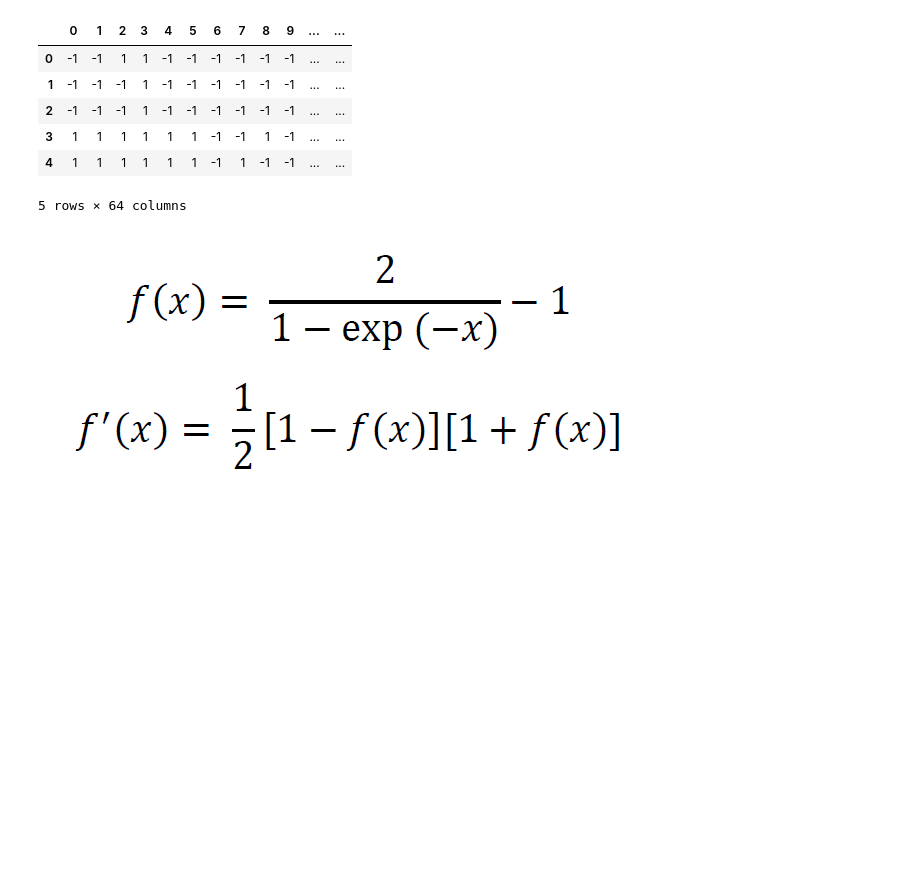
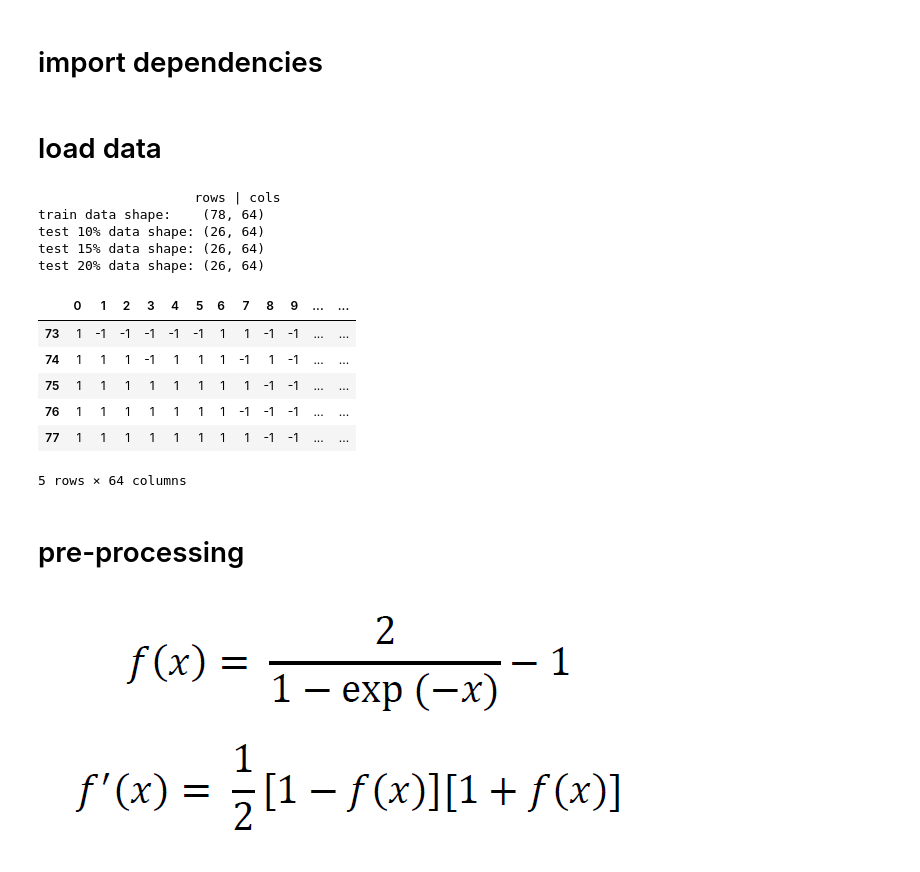
Before and after one commit to amirhu37/mlp-from-scratch, a Jupyter notebook: Multi-layer-perceptron.ipynb, the cells around one changed output. Cells and saved outputs as stored; diff of their text form; code cells hidden in the pictures; blank space fills up the shorter version.

```diff
--- a/Multi-layer-perceptron.ipynb
+++ b/Multi-layer-perceptron.ipynb
@@ -1,3 +1,5 @@
+# %% [markdown]
+# import dependencies
 # %%
 import pandas as pd
 import numpy as np
@@ -17,19 +19,36 @@ __name__ = 'ah'
+# %% [markdown]
+# load data
 # %%
 trains = pd.read_csv(r"./DataSets/train/alphabet_dataset.txt", header= None)
 
 tests_10 = pd.read_csv(r"./DataSets/test/letter10error.txt", header= None)
 tests_15 = pd.read_csv(r"./DataSets/test/letter15error.txt", header= None)
 tests_20 = pd.read_csv(r"./DataSets/test/letter20error.txt", header= None)
-# %%
-trains.head()
-# %% [output]
-|  | 0 | 1 | 2 | 3 | 4 | 5 | 6 | 7 | 8 | 9 | ... | ... |
-| 0 | -1 | -1 | 1 | 1 | -1 | -1 | -1 | -1 | -1 | -1 | ... | ... |
-| 1 | -1 | -1 | -1 | 1 | -1 | -1 | -1 | -1 | -1 | -1 | ... | ... |
-| 2 | -1 | -1 | -1 | 1 | -1 | -1 | -1 | -1 | -1 | -1 | ... | ... |
-| 3 | 1 | 1 | 1 | 1 | 1 | 1 | -1 | -1 | 1 | -1 | ... | ... |
-| 4 | 1 | 1 | 1 | 1 | 1 | 1 | -1 | 1 | -1 | -1 | ... | ... |
-5 rows × 64 columns
+# %%
+print(f"""
+                    rows | cols
+train data shape:    {trains.shape}
+test 10% data shape: {tests_10.shape}
+test 15% data shape: {tests_15.shape}
+test 20% data shape: {tests_20.shape}
+
+""")
+trains.tail()
+# %% [output]
+                    rows | cols
+train data shape:    (78, 64)
+test 10% data shape: (26, 64)
+test 15% data shape: (26, 64)
+test 20% data shape: (26, 64)
+|  | 0 | 1 | 2 | 3 | 4 | 5 | 6 | 7 | 8 | 9 | ... | ... |
+| 73 | 1 | -1 | -1 | -1 | -1 | -1 | 1 | 1 | -1 | -1 | ... | ... |
+| 74 | 1 | 1 | 1 | -1 | 1 | 1 | 1 | -1 | 1 | -1 | ... | ... |
+| 75 | 1 | 1 | 1 | 1 | 1 | 1 | 1 | 1 | -1 | -1 | ... | ... |
+| 76 | 1 | 1 | 1 | 1 | 1 | 1 | 1 | -1 | -1 | -1 | ... | ... |
+| 77 | 1 | 1 | 1 | 1 | 1 | 1 | 1 | 1 | -1 | -1 | ... | ... |
+5 rows × 64 columns
+# %% [markdown]
+# pre-processing
 # %%
 letters = list(string.ascii_uppercase)
 outputs = {key: val for key, val in zip(letters, range(len(letters)))}
```
Also changed, not shown: parts of 16 cells of this notebook.
